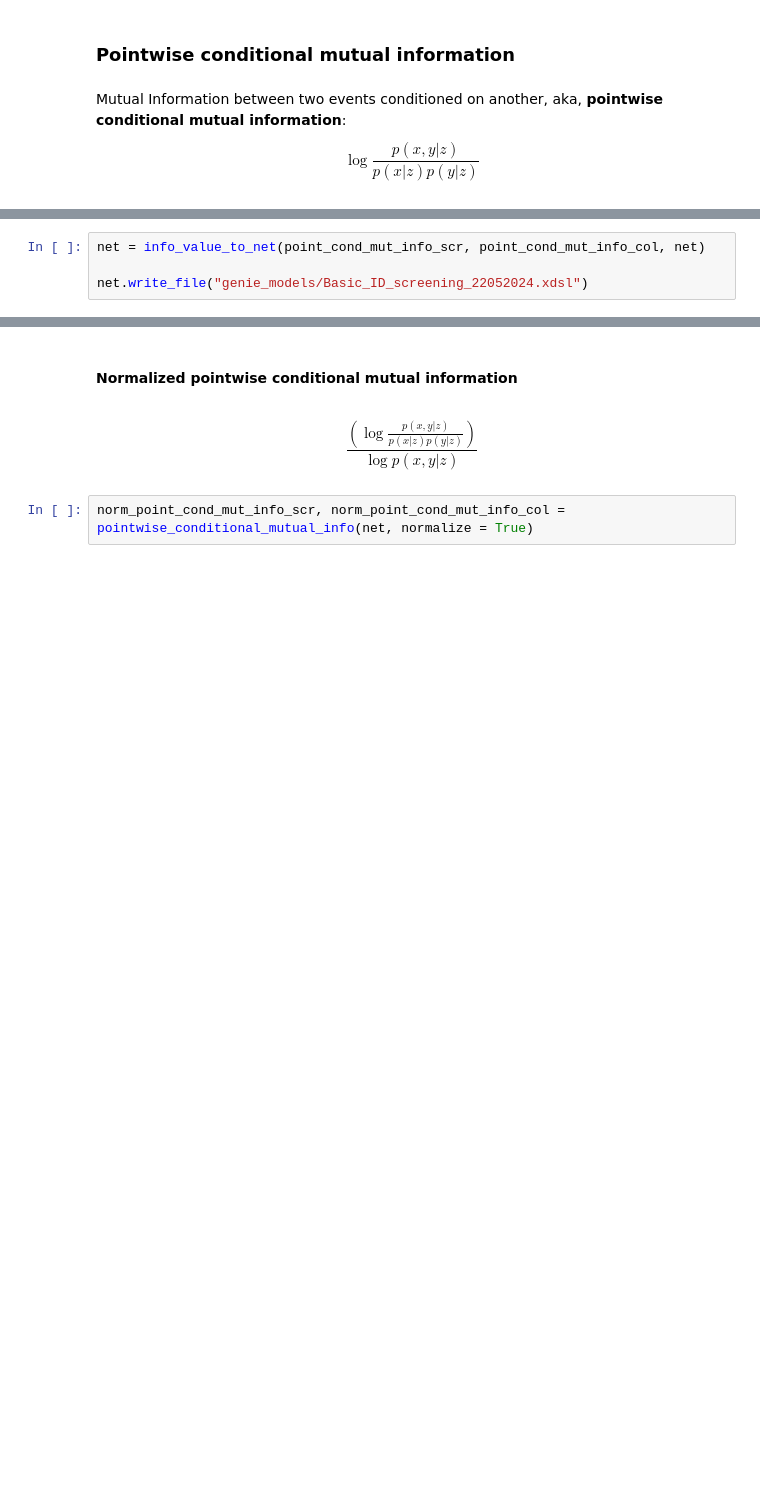
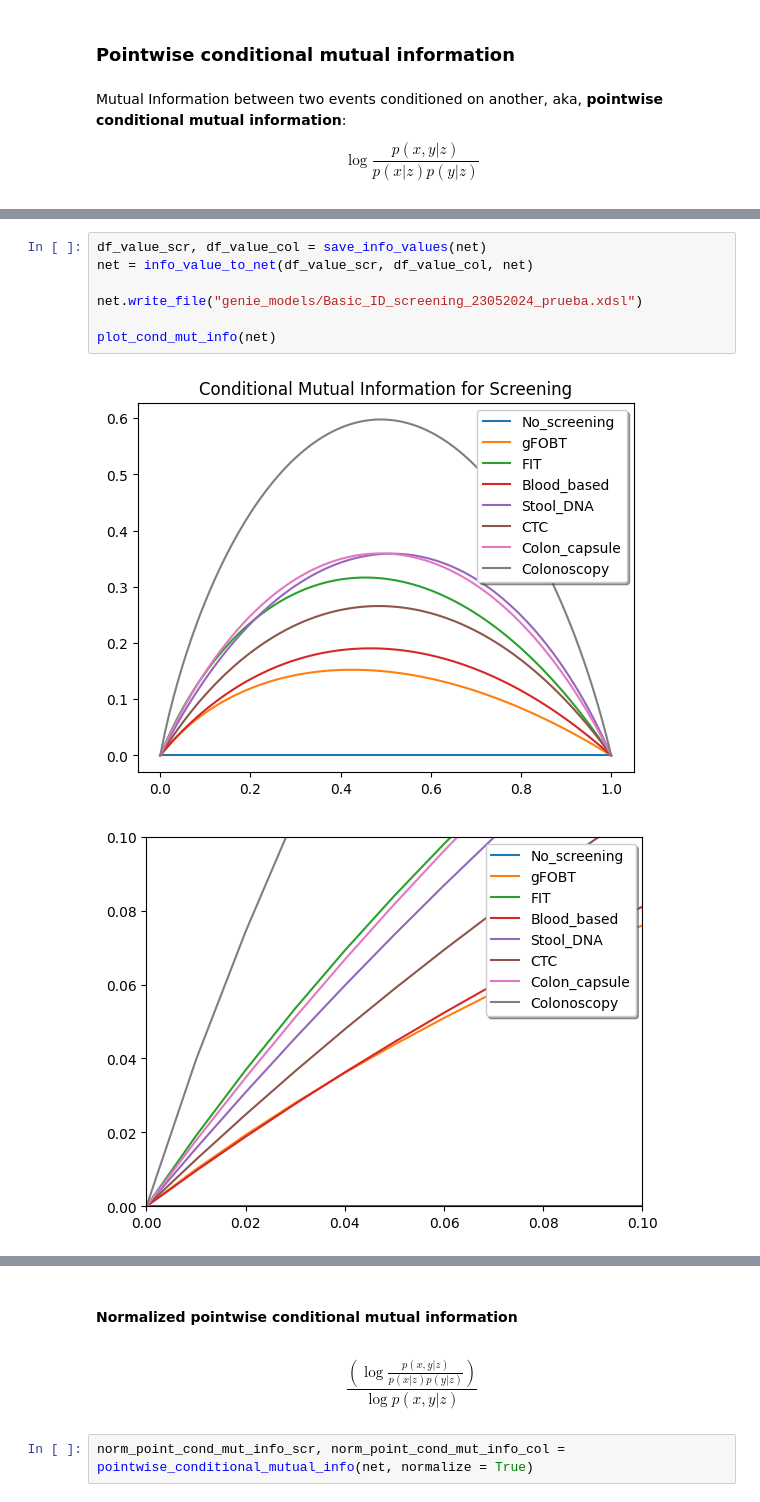
Before and after one commit to DanielCorralesAlonso/Decision_Model_Screening_CRC, a Jupyter notebook: inf_diagram_SMILE.ipynb, the cells around one changed output, grey strips where cells are left out. Saved outputs shown, nothing was run; the diff lists cells and outputs as text; blank space fills up the shorter version.

```diff
--- a/inf_diagram_SMILE.ipynb
+++ b/inf_diagram_SMILE.ipynb
@@ -88,4 +113,10 @@ Pointwise Conditional Mutual Information for Colonoscopy:
 # %%
-net = info_value_to_net(point_cond_mut_info_scr, point_cond_mut_info_col, net)
+df_value_scr, df_value_col = save_info_values(net)
+net = info_value_to_net(df_value_scr, df_value_col, net)
 
-net.write_file("genie_models/Basic_ID_screening_22052024.xdsl")
+net.write_file("genie_models/Basic_ID_screening_23052024_prueba.xdsl")
+
+plot_cond_mut_info(net)
+# %% [output]
+[figure, added]
+[figure, added]
```
Also changed, not shown: parts of 34 cells of this notebook, 15 other files.
